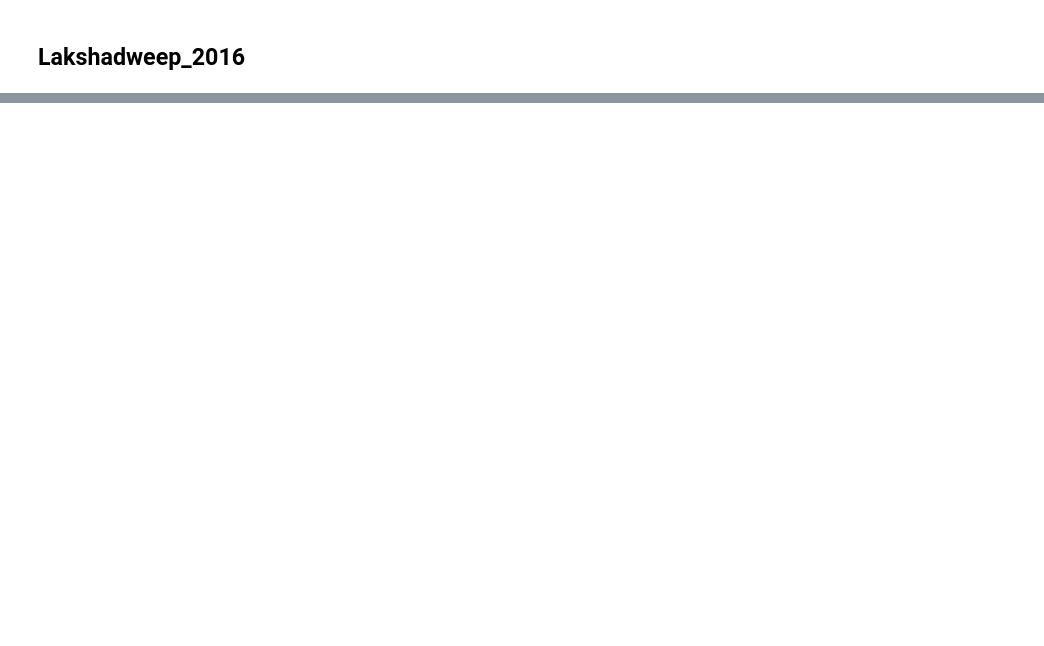
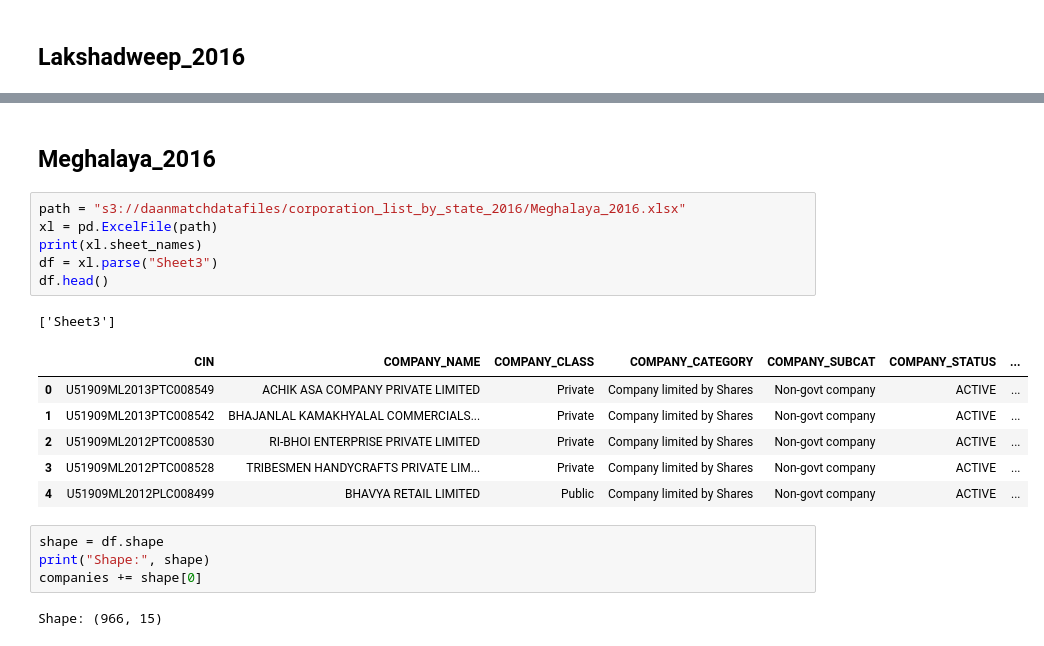
Before and after one commit to shayan-khoygani/Codebook, a Jupyter notebook: [DIR] corporation_list_by_state_2016/corporation_list_by_state_2016.ipynb, the cells around one changed output, grey strips where cells are left out. Saved outputs shown, nothing was run; the diff lists cells and outputs as text; blank space fills up the shorter version.

```diff
--- a/[DIR] corporation_list_by_state_2016/corporation_list_by_state_2016.ipynb
+++ b/[DIR] corporation_list_by_state_2016/corporation_list_by_state_2016.ipynb
@@ -389,0 +484,22 @@ companies += shape[0]
+# %% [markdown]
+## Meghalaya_2016
+# %%
+path = "s3://daanmatchdatafiles/corporation_list_by_state_2016/Meghalaya_2016.xlsx"
+xl = pd.ExcelFile(path)
+print(xl.sheet_names)
+df = xl.parse("Sheet3")
+df.head()
+# %% [output]
+['Sheet3']
+|  | CIN | COMPANY_NAME | COMPANY_CLASS | COMPANY_CATEGORY | COMPANY_SUBCAT | COMPANY_STATUS | ... |
+| 0 | U51909ML2013PTC008549 | ACHIK ASA COMPANY PRIVATE LIMITED | Private | Company limited by Shares | Non-govt company | ACTIVE | ... |
+| 1 | U51909ML2013PTC008542 | BHAJANLAL KAMAKHYALAL COMMERCIALS... | Private | Company limited by Shares | Non-govt company | ACTIVE | ... |
+| 2 | U51909ML2012PTC008530 | RI-BHOI ENTERPRISE PRIVATE LIMITED | Private | Company limited by Shares | Non-govt company | ACTIVE | ... |
+| 3 | U51909ML2012PTC008528 | TRIBESMEN HANDYCRAFTS PRIVATE LIM... | Private | Company limited by Shares | Non-govt company | ACTIVE | ... |
+| 4 | U51909ML2012PLC008499 | BHAVYA RETAIL LIMITED | Public | Company limited by Shares | Non-govt company | ACTIVE | ... |
+# %%
+shape = df.shape
+print("Shape:", shape)
+companies += shape[0]
+# %% [output]
+Shape: (966, 15)
```
Also changed, not shown: parts of 26 cells of this notebook.
